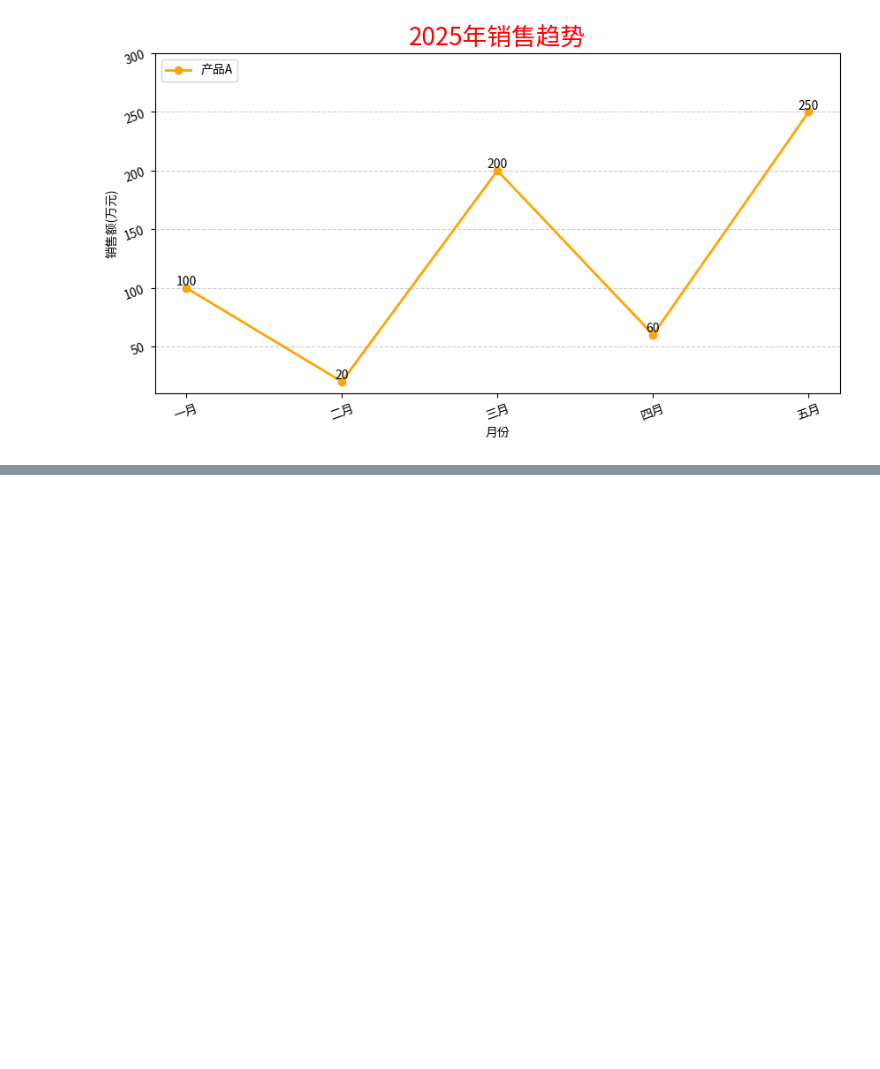
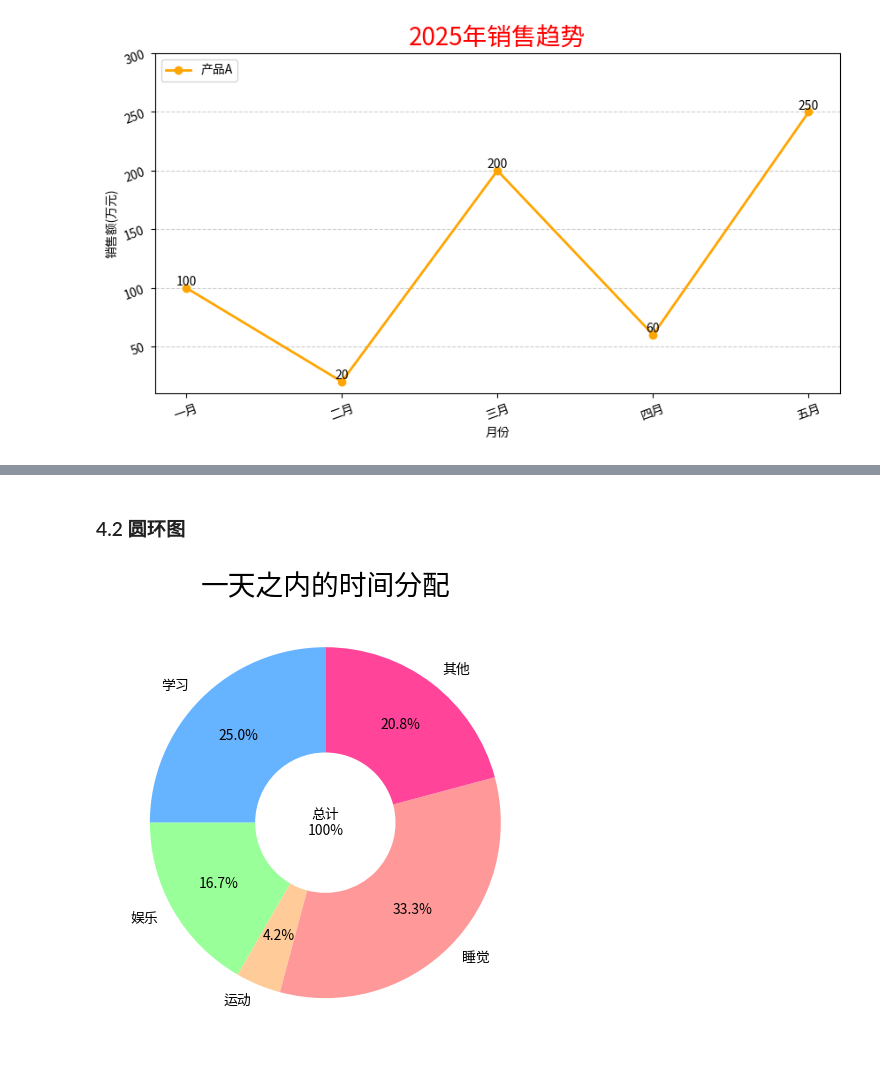
Before and after one commit to WithoutBug8/A_n_M_Learning_Repo, a Jupyter notebook: Machine Learning/Numpy_Pandas_Matplotlib/Matplotlib/Notes/1. Matplotlib学习.ipynb, the cells around one changed output, grey strips where cells are left out. Cells and saved outputs as stored; diff of their text form; code cells hidden in the pictures; blank space fills up the shorter version.

```diff
--- a/Machine Learning/Numpy_Pandas_Matplotlib/Matplotlib/Notes/1. Matplotlib学习.ipynb
+++ b/Machine Learning/Numpy_Pandas_Matplotlib/Matplotlib/Notes/1. Matplotlib学习.ipynb
@@ -53,0 +130,25 @@ plt.show()
+# %% [markdown]
+### 4.2 圆环图
+# %%
+# 创建图标，设置大小
+plt.figure(figsize=(10, 5))
+things = ['学习', '娱乐', '运动', '睡觉', '其他']
+times = [6, 4, 1, 8, 5]
+colors = ['#66b3ff', '#99ff99', '#ffcc99', '#ff9999', '#ff4499']  # 配色方案
+# 绘制圆环图
+plt.pie(times, labels=things,
+        autopct="%.1f%%",  # %.1f%%"表示保留一位小数，%有一个是转义符号
+        startangle=90,  # 调整初始画图的角度
+        colors=colors,
+        wedgeprops={'width': 0.6},  # 这里设置圆环图，里面的挖空比例
+        pctdistance=0.7  # 这里设置百分比标签离圆心的距离
+        )
+# 添加标题
+plt.title('一天之内的时间分配', color='Black', fontsize=20)
+plt.text(0, 0, '总计\n100%', ha='center', va='center', fontsize=10)
+# 自动优化排版
+plt.tight_layout()
+# 显示图表
+plt.show()
+# %% [output]
+[figure, added]
```
Also changed, not shown: parts of 14 cells of this notebook.
